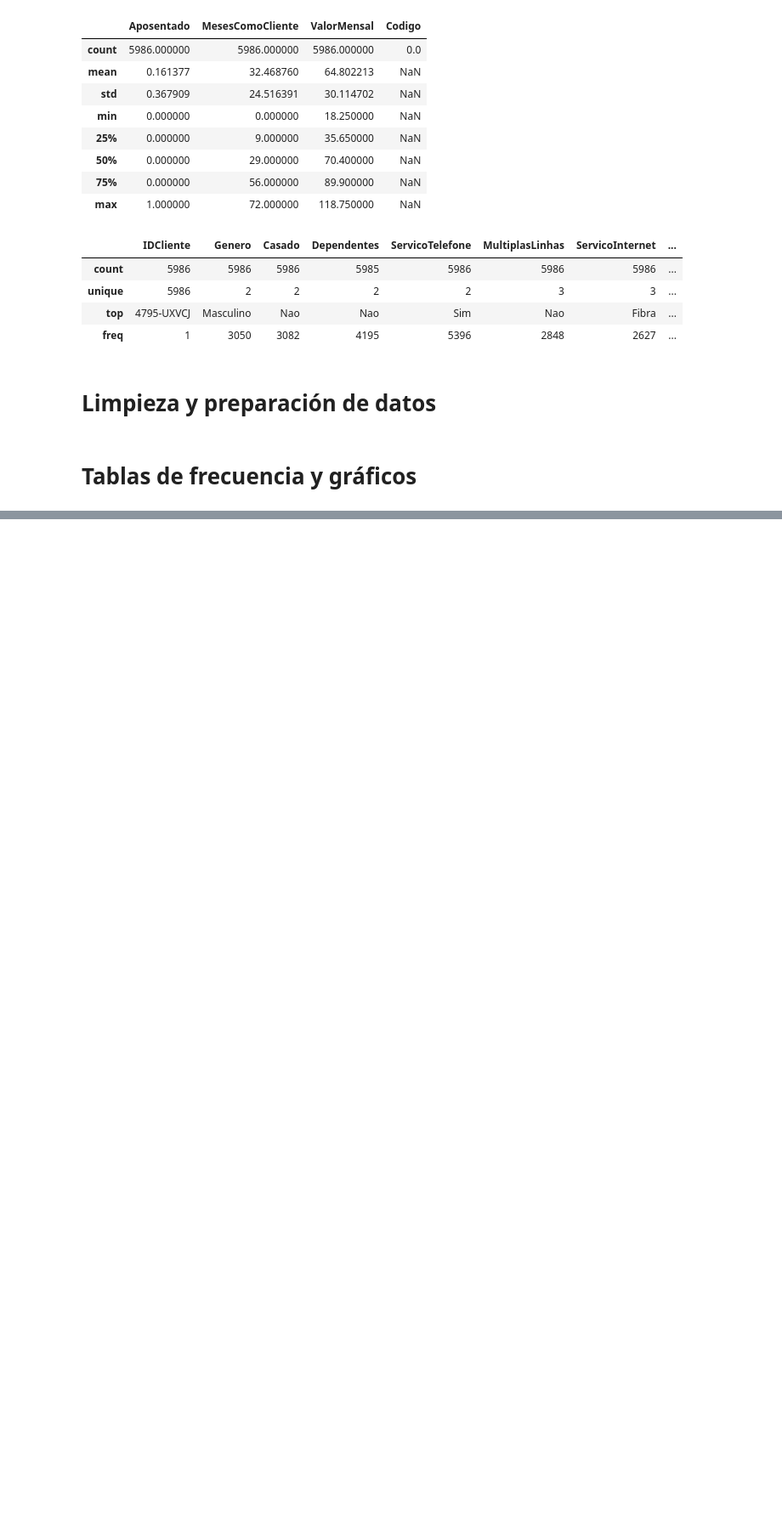
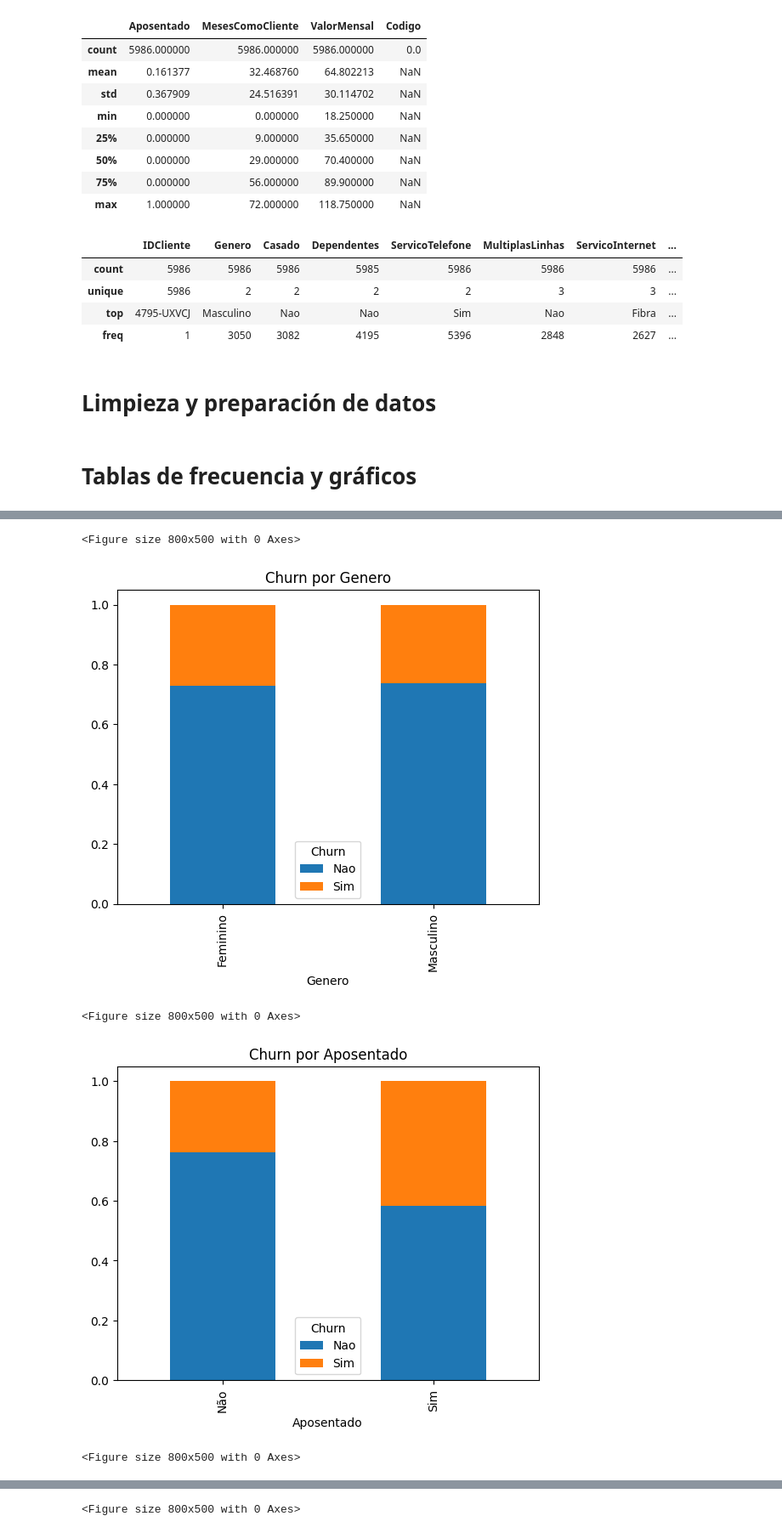
Before and after one commit to renegarcialuces/Analisis-de-Datos-Portafolio, a Jupyter notebook: ED02.ipynb, the cells around one changed output, grey strips where cells are left out. Shown at 85% size. Saved outputs shown, nothing was run; the diff lists cells and outputs as text; code cells hidden in the pictures; blank space fills up the shorter version.

```diff
--- a/ED02.ipynb
+++ b/ED02.ipynb
@@ -130,9 +130,3 @@ df.dropna(axis=1, how='all', inplace=True)
 df.dropna(how='any', inplace=True)
 # %% [markdown]
 # **Tablas de frecuencia y gráficos**
-# %%
-for columna in df:
-  if columna not in ['IDCliente', 'TotalGasto', 'Churn', 'Codigo']:
-    fig = px.histogram(df, x=columna, color='Churn')
-    fig.show()
-    display(df.pivot_table(index='Churn', columns=columna, values='IDCliente', observed=True, aggfunc='count'))
@@ -167,0 +133,14 @@ for columna in df:
+# %%
+for columna in df:
+  if columna not in ['IDCliente', 'TotalGasto', 'Churn', 'Codigo', 'ValorMensal']:
+    dfr = df['Churn'].groupby(df[columna], observed=True).value_counts(normalize=True).unstack()
+    plt.figure(figsize=(8, 5)) # Adjust the figure size here
+    dfr.plot.bar(stacked=True);
+    plt.title(f'Churn por {columna}');
+    plt.show();
+# %% [output]
+<Figure size 800x500 with 0 Axes>
+[figure, added]
+<Figure size 800x500 with 0 Axes>
+[figure, added]
+<Figure size 800x500 with 0 Axes>
@@ -167,0 +148 @@ for columna in df:
+<Figure size 800x500 with 0 Axes>
```
Also changed, not shown: parts of 2 cells of this notebook.
